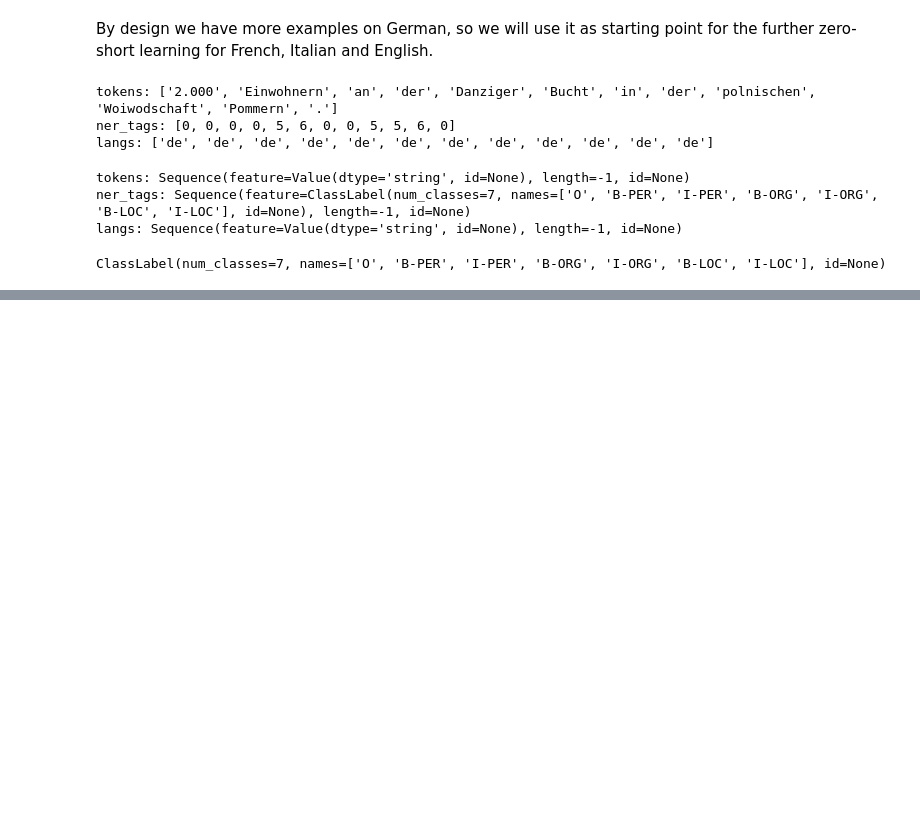
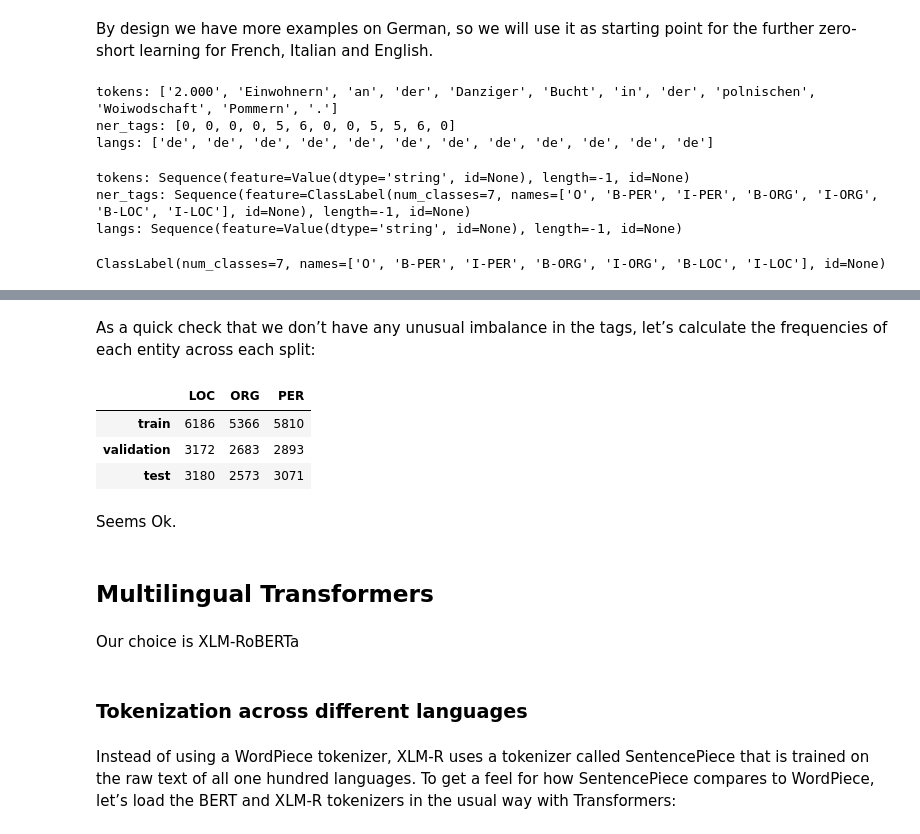
Before and after one commit to Gooogr/Book_nlp_with_transformers, a Jupyter notebook: ch4_multilingual_ner.ipynb, the cells around one changed output, grey strips where cells are left out. Drawn from its saved outputs; the diff is of its cells as text; code cells hidden in the pictures; blank space fills up the shorter version.

```diff
--- a/ch4_multilingual_ner.ipynb
+++ b/ch4_multilingual_ner.ipynb
@@ -66,0 +109,28 @@ ClassLabel(num_classes=7, names=['O', 'B-PER', 'I-PER', 'B-ORG', 'I-ORG', 'B-LOC
+# %% [markdown]
+As a quick check that we don’t have any unusual imbalance in the tags, let’s calculate
+the frequencies of each entity across each split:
+# %%
+split2freqs = defaultdict(Counter)
+for split, dataset in panx_de.items():
+    for row in dataset["ner_tags_str"]:
+        for tag in row:
+            if tag.startswith("B"):
+                tag_type = tag.split("-")[1]
+                split2freqs[split][tag_type] += 1
+pd.DataFrame.from_dict(split2freqs, orient="index")
+# %% [output]
+|  | LOC | ORG | PER |
+| train | 6186 | 5366 | 5810 |
+| validation | 3172 | 2683 | 2893 |
+| test | 3180 | 2573 | 3071 |
+# %% [markdown]
+Seems Ok.
+# %% [markdown]
+## Multilingual Transformers
+# %% [markdown]
+Our choice is XLM-RoBERTa
+# %% [markdown]
+### Tokenization across different languages
+# %% [markdown]
+Instead of using a WordPiece tokenizer, XLM-R uses a tokenizer called SentencePiece that is trained on the raw text of all one hundred languages. To get a feel for how SentencePiece compares to WordPiece, let’s load the BERT and XLM-R tokenizers in the
+usual way with Transformers:
```
Also changed, not shown: parts of 12 cells of this notebook.
